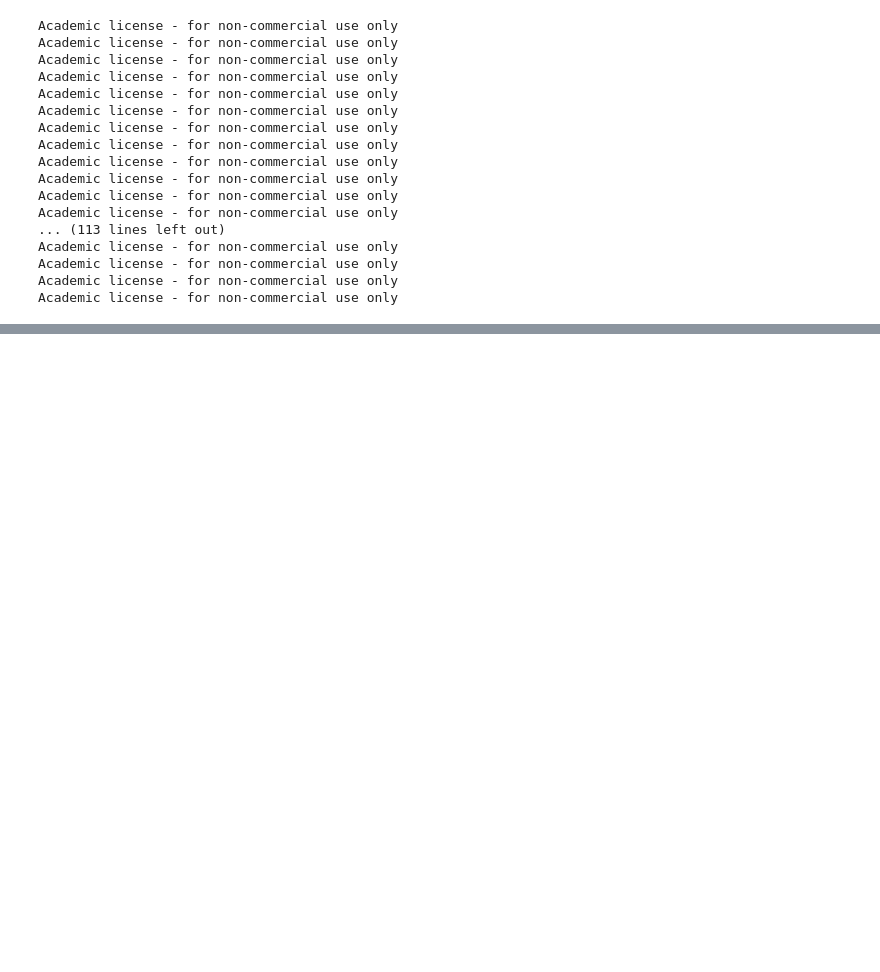
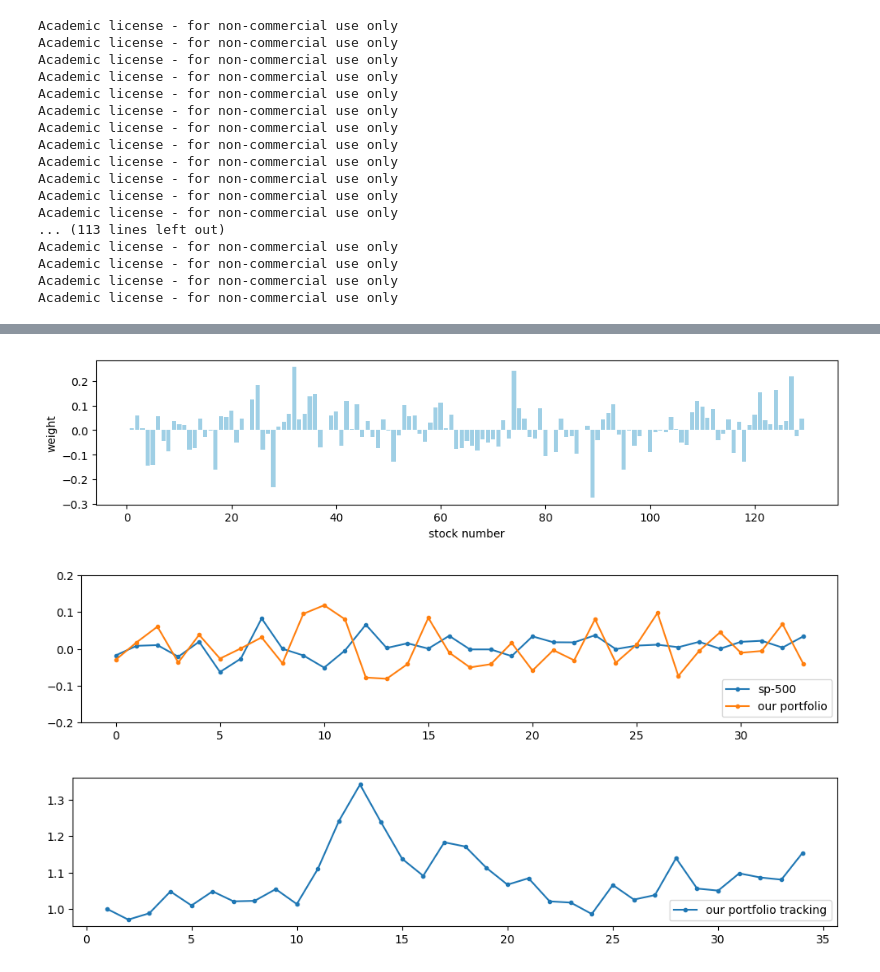
Before and after one commit to zli653/Stock-predict, a Jupyter notebook: cleanup-test.ipynb, the cells around one changed output, grey strips where cells are left out. Drawn from its saved outputs; the diff is of its cells as text; code cells hidden in the pictures; blank space fills up the shorter version.

```diff
--- a/cleanup-test.ipynb
+++ b/cleanup-test.ipynb
@@ -205,7 +190,7 @@ m = Model(solver=IpoptSolver(print_level=0))
 
 status = solve(m)
 println(status)
-xsol = getvalue(w)
+xsol_15id = getvalue(w)
 # %% [output]
 Optimal
 129-element Array{Float64,1}:
@@ -600,0 +666,7 @@ legend(["our portfolio tracking"], loc="lower right");
+# %%
+fr_15id, ft_15id, fv_15id = getTestValue(xsol_15id);
+threePlots(xsol_15id, fr_15id, ft_15id);
+# %% [output]
+[figure, added]
+[figure, added]
+[figure, added]
```
Also changed, not shown: parts of 42 cells of this notebook.
